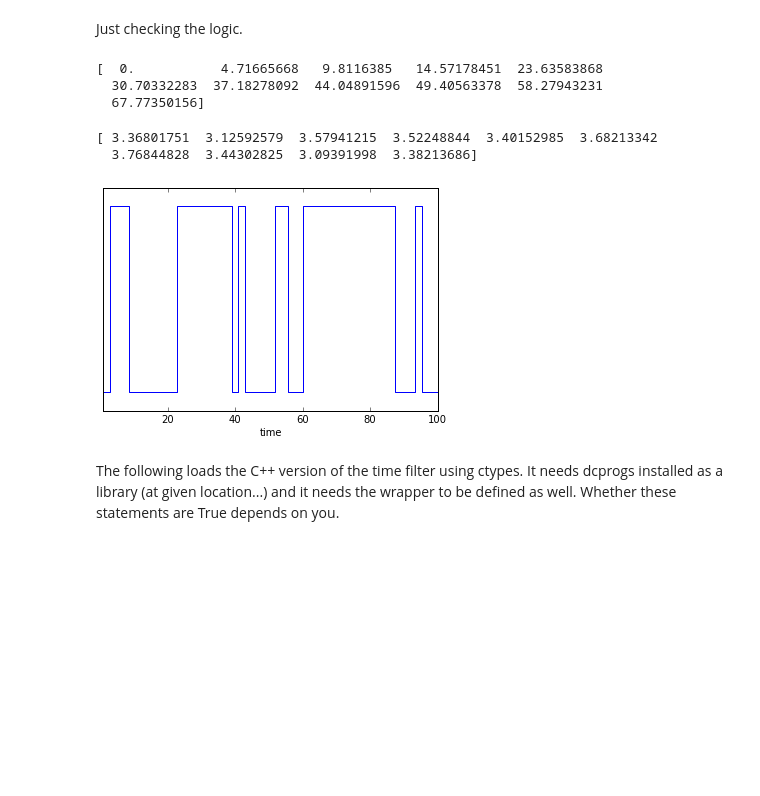
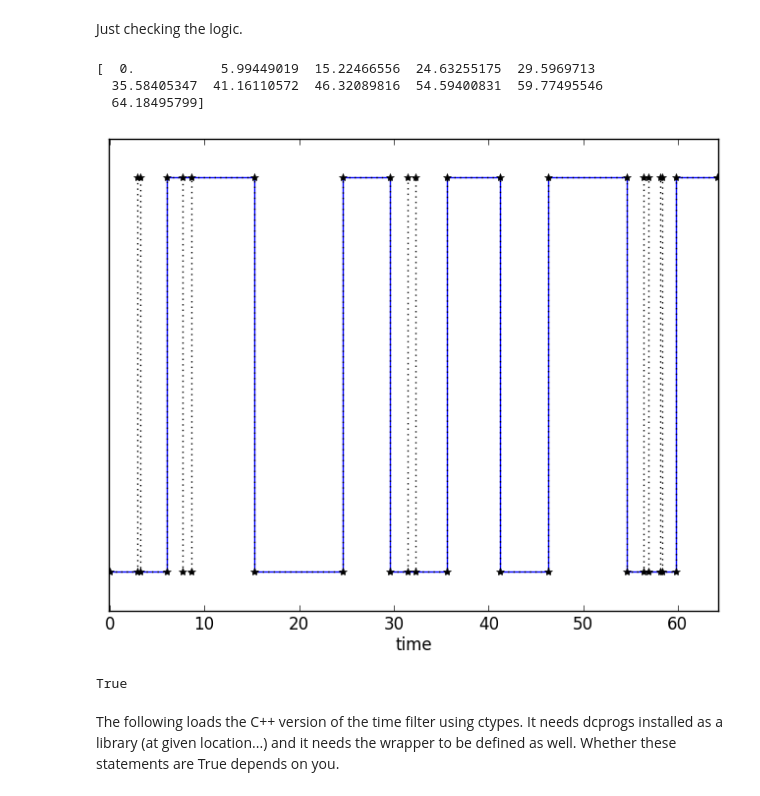
Before and after one commit to DCPROGS/HJCFIT, a Jupyter notebook: exploration/Time series.ipynb, the cells around one changed output. Cells and saved outputs as stored; diff of their text form; code cells hidden in the pictures; blank space fills up the shorter version.

Commit message:
Time series bindings seem to work

```diff
--- a/exploration/Time series.ipynb
+++ b/exploration/Time series.ipynb
@@ -3,21 +3,17 @@ Just checking the logic.
 # %%
 from dcprogs.likelihood import plot_time_series
 from dcprogs.random import time_series as random_time_series
 
 perfect, series = random_time_series(N=10, n=10, tau=1)
 print perfect
 plot_time_series(perfect)
 plot_time_series(series, ax=gca(), marker='*', color='k', linestyle=':')
+display(gcf())
 # %% [output]
-[  0.           4.71665668   9.8116385   14.57178451  23.63583868
-  30.70332283  37.18278092  44.04891596  49.40563378  58.27943231
-  67.77350156]
+[  0.           5.99449019  15.22466556  24.63255175  29.5969713
+  35.58405347  41.16110572  46.32089816  54.59400831  59.77495546
+  64.18495799]
+[figure, added]
-# %%
-print perfect[1:] - perfect[:-1]
-print
-# %% [output]
-[ 3.36801751  3.12592579  3.57941215  3.52248844  3.40152985  3.68213342
-  3.76844828  3.44302825  3.09391998  3.38213686]
 # %%
 def filter_series(series, tau=None):
     from numpy import array, min, abs, add
@@ -41,10 +37,11 @@ def filter_series(series, tau=None):
         i = i + 1
     return add.accumulate(result)
 
-tau = 80*min(series[1:] - series[:-1])
+tau = 1
 filtered = filter_series(series, tau=tau)
-if len(filtered): plot_time_series(filtered)
+#if len(filtered): plot_time_series(filtered)
+print all(abs(filtered - perfect) < 1e-12)
 # %% [output]
-[figure, removed]
+True
 # %% [markdown]
 The following loads the C++ version of the time filter using ctypes. It needs dcprogs installed as a library (at given location...) and it needs the wrapper to be defined as well. Whether these statements are True depends on you.
```
Also changed, not shown: parts of 9 cells of this notebook, 5 other files.
